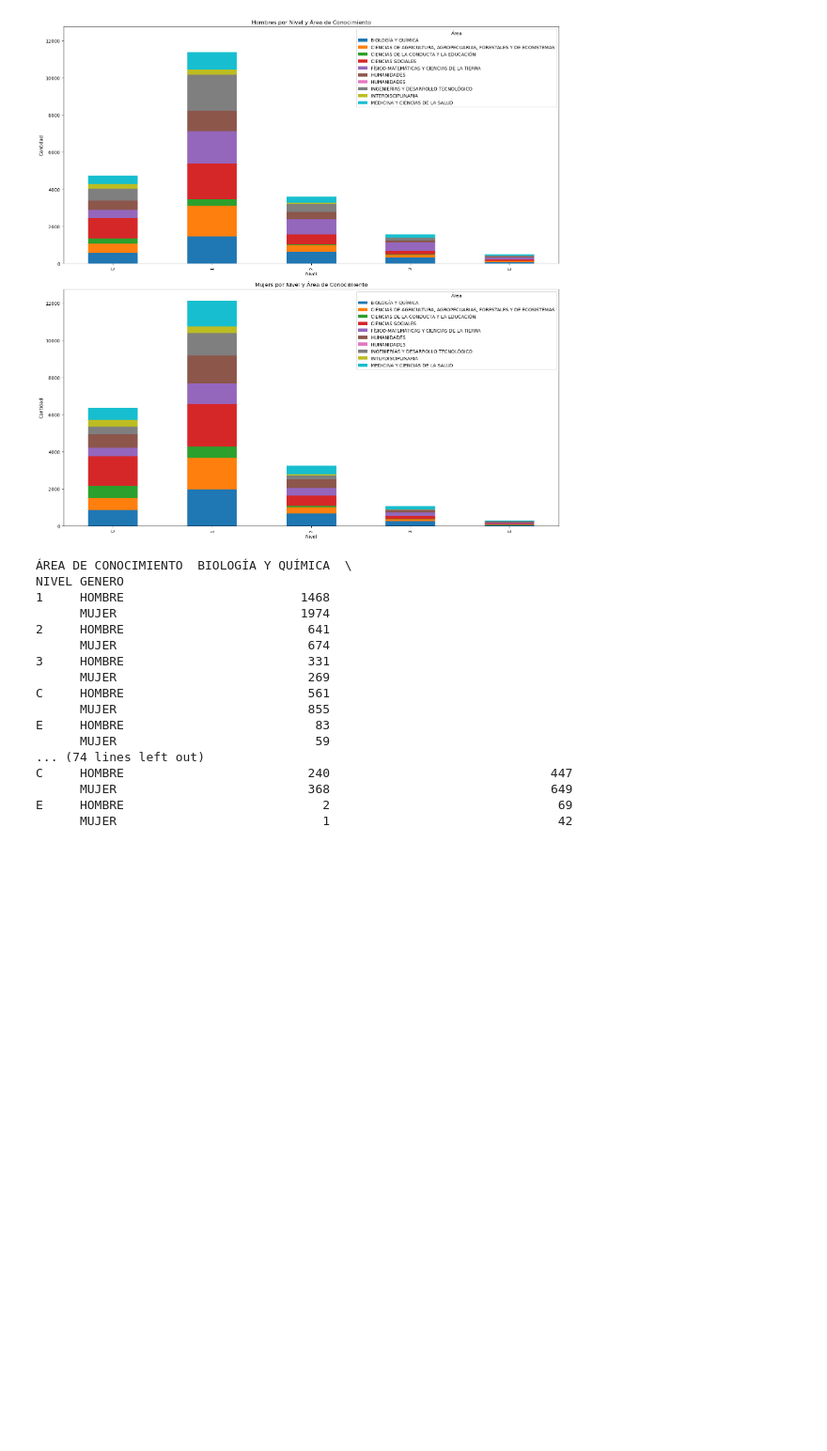
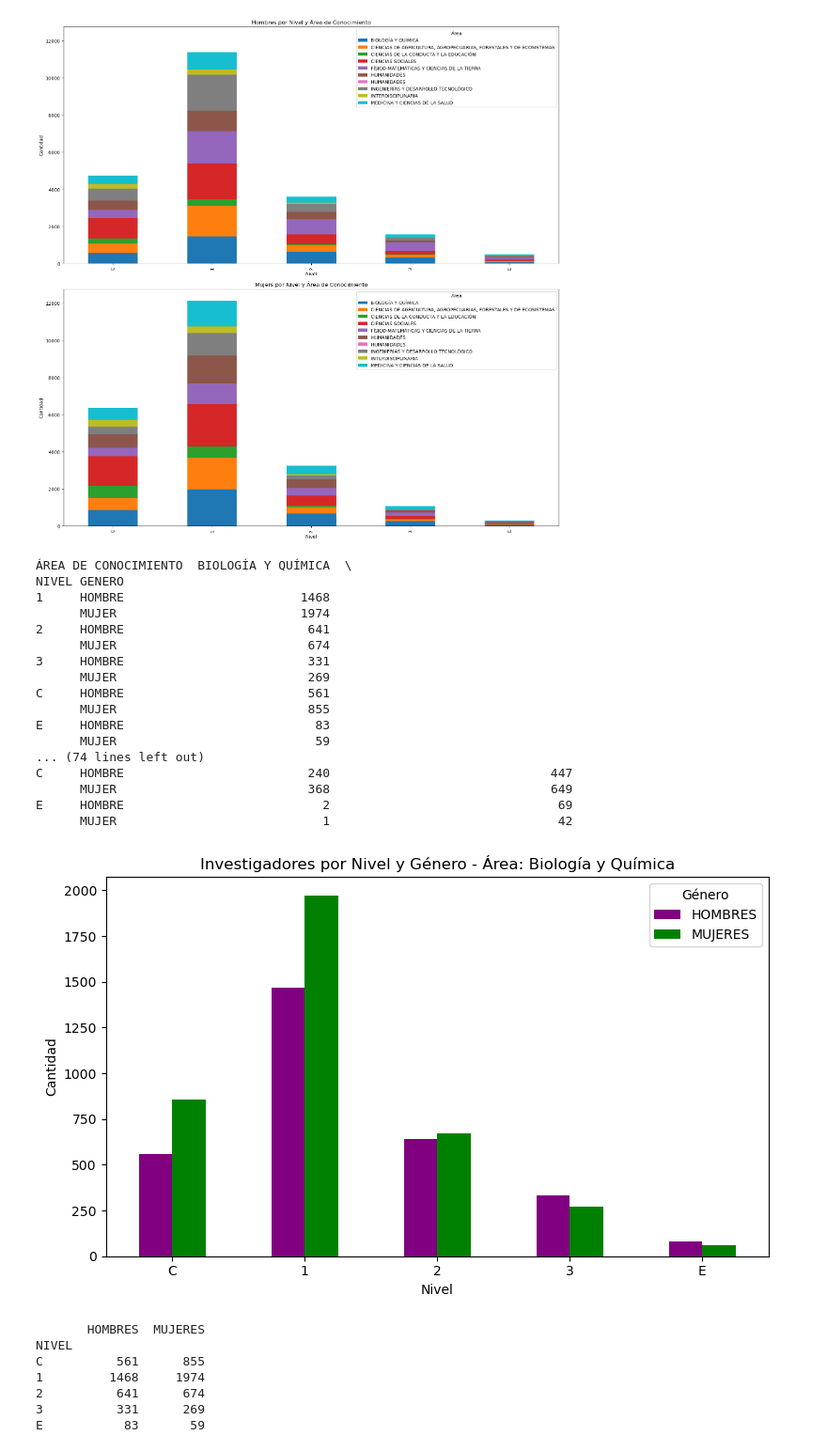
Before and after one commit to isadoji/sni, a Jupyter notebook: sni2025.ipynb, the cells around one changed output. Shown at 94% size. Saved outputs shown, nothing was run; the diff lists cells and outputs as text; code cells hidden in the pictures; blank space fills up the shorter version.

```diff
--- a/sni2025.ipynb
+++ b/sni2025.ipynb
@@ -184,3 +191,36 @@ C     HOMBRE                         240                              447
       MUJER                          368                              649
 E     HOMBRE                           2                               69
       MUJER                            1                               42
+# %%
+# Gráfico 4: Hombres/Mujeres por Nivel - Área: Biología y Química
+df_bq = df[df['ÁREA DE CONOCIMIENTO'] == 'BIOLOGÍA Y QUÍMICA']
+df_bq_hombres = df_bq[df_bq['GENERO'] == 'HOMBRE']
+df_bq_mujeres = df_bq[df_bq['GENERO'] == 'MUJER']
+
+nivel_bq_hombres = df_bq_hombres['NIVEL'].value_counts().reindex(orden_niveles).fillna(0)
+nivel_bq_mujeres = df_bq_mujeres['NIVEL'].value_counts().reindex(orden_niveles).fillna(0)
+
+niveles_bq_df = pd.DataFrame({
+    'HOMBRES': nivel_bq_hombres,
+    'MUJERES': nivel_bq_mujeres
+})
+
+niveles_bq_df.plot(kind='bar', figsize=(8,5), color=['purple','green'])
+plt.title('Investigadores por Nivel y Género - Área: Biología y Química')
+plt.xlabel('Nivel')
+plt.ylabel('Cantidad')
+plt.xticks(rotation=0)
+plt.legend(title='Género')
+plt.tight_layout()
+plt.savefig('fig_sni/nivel_genero_biologia_quimica_2025.jpg', format='jpg', dpi=300, bbox_inches='tight')
+plt.show()
+print(niveles_bq_df)
+# %% [output]
+[figure, added]
+       HOMBRES  MUJERES
+NIVEL
+C          561      855
+1         1468     1974
+2          641      674
+3          331      269
+E           83       59
```
Also changed, not shown: parts of 7 cells of this notebook, 4 other files.
